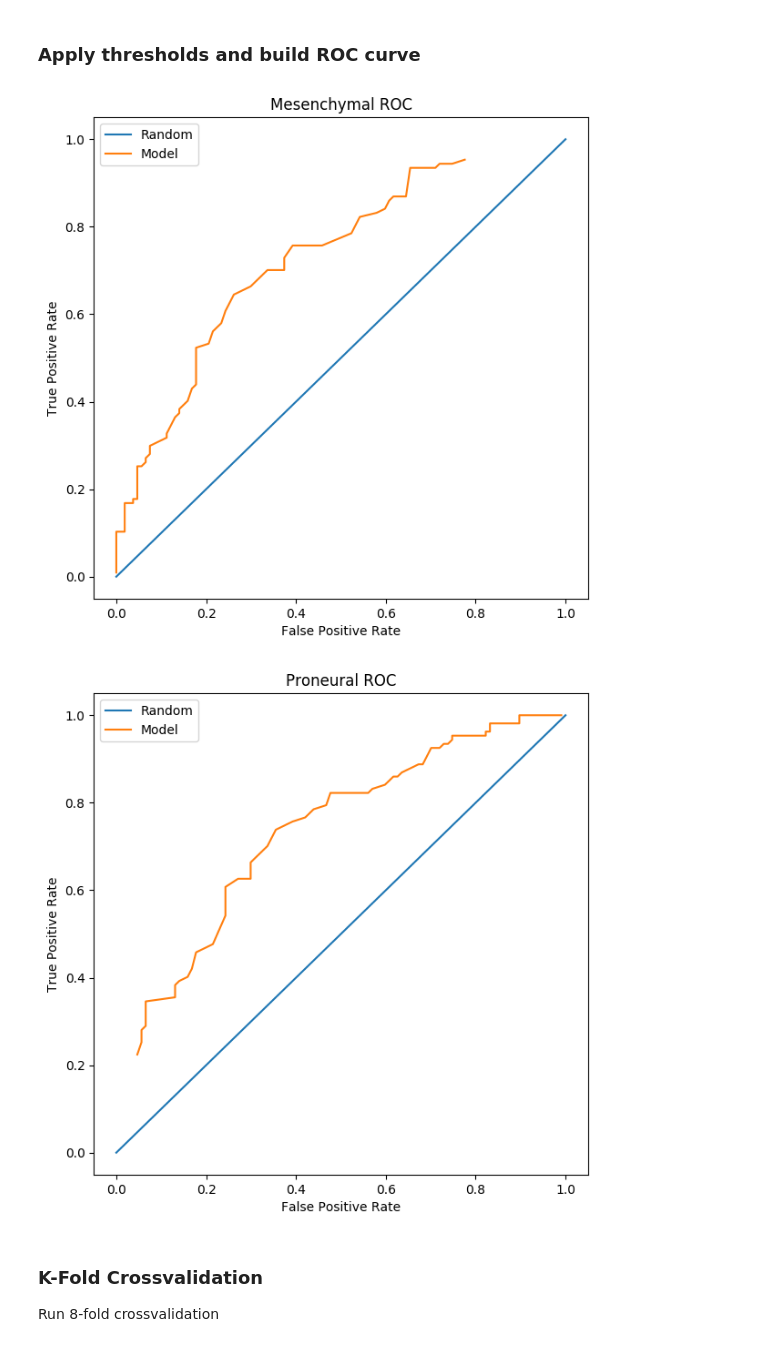
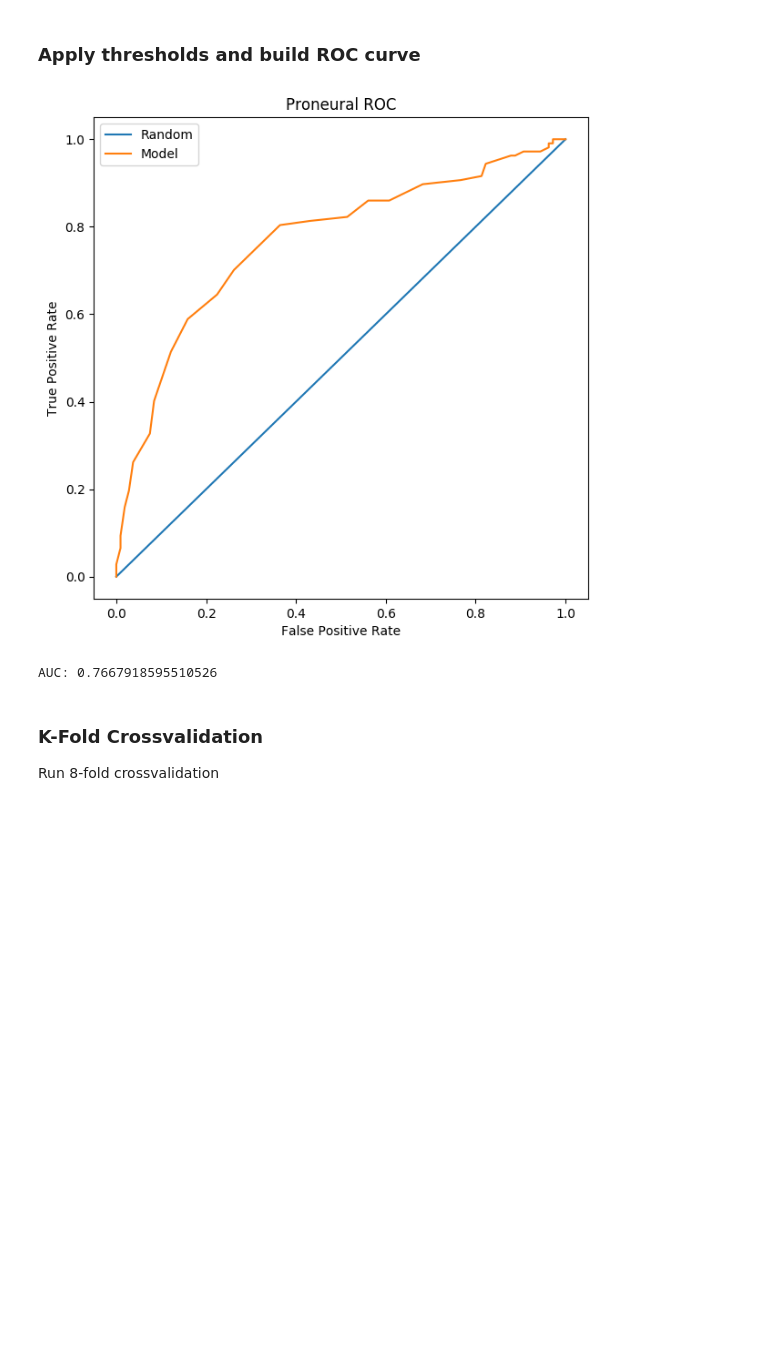
Before and after one commit to chiaramooney/ml-plsda-classification, a Jupyter notebook: PLSDA-cancer-classification-128.ipynb, the cells around one changed output. Drawn from its saved outputs; the diff is of its cells as text; code cells hidden in the pictures; blank space fills up the shorter version.

```diff
--- a/PLSDA-cancer-classification-128.ipynb
+++ b/PLSDA-cancer-classification-128.ipynb
@@ -176,7 +176,7 @@ Perform LOO cross validation on our model to evaluate the prediction error of ou
 # %% [markdown]
 ### Separate data and train
 # %%
-num_of_comp = min_num_pcs   # The number of PCs we will use for PLS
+num_of_comp = 2   # The number of PCs we will use for PLS
 loo = LeaveOneOut()
 
 pls = PLSRegression(n_components=(num_of_comp))
@@ -223,7 +223,7 @@ num_mes_labels = num_pro_labels = num_observations // 2 # We know that
                                                         # inputs of
                                                         # mesenchymal and
                                                         # proneural
-thresh_ranges = np.linspace(-1, 1, 100) # Apply a threshold range from -1 to
+thresh_ranges = np.linspace(-2, 2, 100) # Apply a threshold range from -1 to
                                         # 1 because that is the range for the
                                         # zscored y labels
 mes_tpr_thresh_range = []   # Mesenchymal true positive rates
@@ -259,44 +259,39 @@ for t in thresh_ranges:
             else:
                 pro_false_pos += 1
 
     mes_tpr = mes_true_pos / (num_mes_labels)
     mes_fpr = mes_false_pos / (num_pro_labels)
     pro_tpr = pro_true_pos / (num_pro_labels)
     pro_fpr = pro_false_pos / (num_mes_labels)
 
     mes_tpr_thresh_range.append(mes_tpr)
     mes_fpr_thresh_range.append(mes_fpr)
     pro_tpr_thresh_range.append(pro_tpr)
     pro_fpr_thresh_range.append(pro_fpr)
 
     if (LOG_FLAG):
         print("LOO Cross Validation Results [128 CASE]:")
         print("mes cells correctly predicted: ", mes_correct)
         print("mes cells incorrecly predicted: ", mes_false_pos)
         print("pro cells correctly predicted: ", pro_correct)
         print("pro cells incorrectly predicted: ", pro_false_pos)
 
 # Plot data
 plt.figure(figsize =(7, 7), dpi=100)
-plt.title("Mesenchymal ROC")
-plt.plot([0,1], [0,1], label="Random")
-plt.plot(mes_fpr_thresh_range, mes_tpr_thresh_range, label="Model")
-plt.xlabel("False Positive Rate")
-plt.ylabel("True Positive Rate")
-plt.legend()
-plt.show()
-
-plt.figure(figsize =(7, 7), dpi=100)
 plt.title("Proneural ROC")
 plt.plot([0,1], [0,1], label="Random")
 plt.plot(pro_fpr_thresh_range, pro_tpr_thresh_range, label="Model")
 plt.xlabel("False Positive Rate")
 plt.ylabel("True Positive Rate")
 plt.legend()
 plt.show()
+
+# Compute AUC
+model_auc = auc(pro_fpr_thresh_range, pro_tpr_thresh_range)
+print("AUC: {}".format(model_auc))
 # %% [output]
-[figure, old version]
+[figure, new version]
-[figure, removed]
+AUC: 0.7667918595510526
 # %% [markdown]
 ### K-Fold Crossvalidation
 
```
Also changed, not shown: parts of 5 cells of this notebook, 1 other file.
